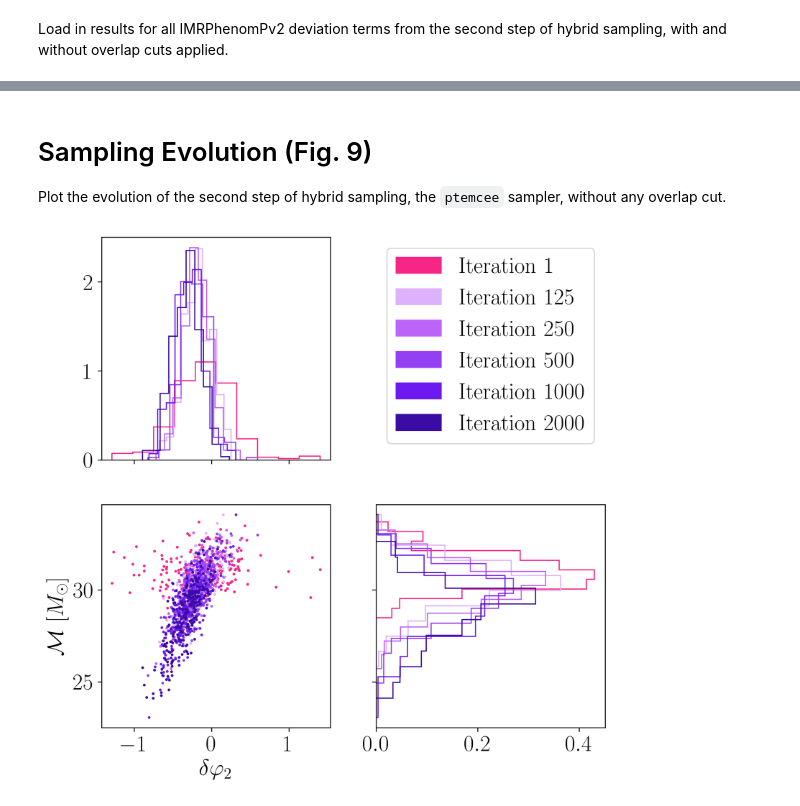
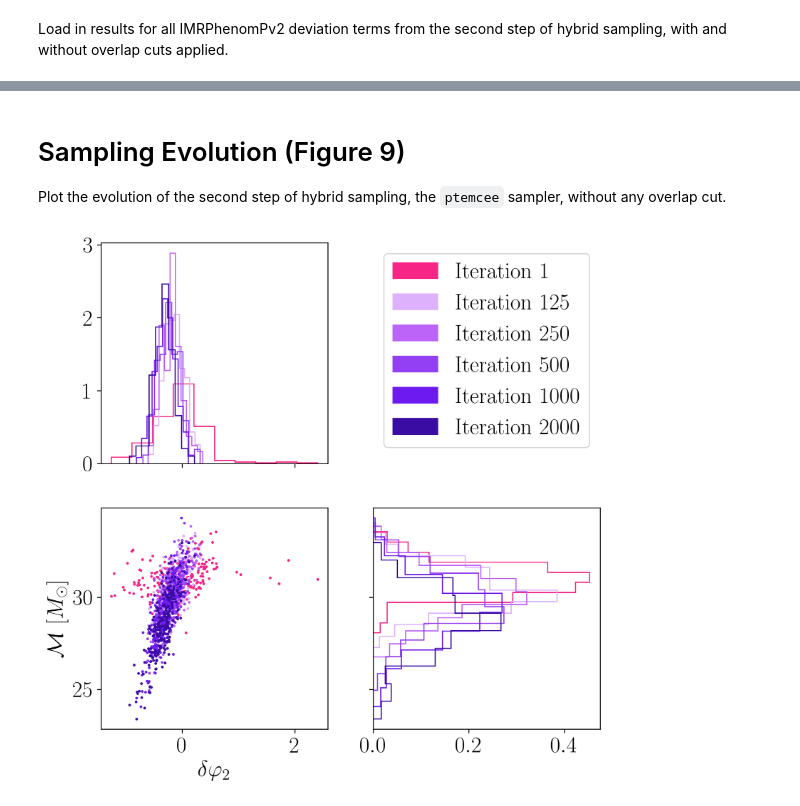
Before and after one commit to noahewolfe/tgr-hybrid-sampling, a Jupyter notebook: gw150914.ipynb, the cells around one changed output, grey strips where cells are left out. Saved outputs shown, nothing was run; the diff lists cells and outputs as text; code cells hidden in the pictures.

Commit message:
Remade GW150914 plots with old only-phase maximized result

```diff
--- a/gw150914.ipynb
+++ b/gw150914.ipynb
@@ -225,29 +225,29 @@ fig.savefig("./gw150914_violinplot.pdf", bbox_inches="tight")
 # %% [markdown]
-# Sampling Evolution (Fig. 9)
+# Sampling Evolution (Figure 9)
 Plot the evolution of the second step of hybrid sampling, the `ptemcee` sampler, without any overlap cut.
 # %%
-with open("./GW150914_results/150914_d_phi_2_no-overlap_time-marginalized_resume.pickle", "rb") as f:
-    dphi2_overlap0_tm_resume = dill.load(f)
+with open("./GW150914_results/150914_d_phi_2_no-overlap_resume.pickle", "rb") as f:
+    dphi2_overlap0_resume = dill.load(f)
 # %%
 iterations = [1, 125, 250, 500, 1000, 2000]
 
 fig = plot_single_evolution(
-    res_dphi2_tm, dphi2_overlap0_tm_resume,
+    res_dphi2_overlap0, dphi2_overlap0_resume,
     "d_phi_2", "chirp_mass",
     r"$\delta \varphi_2$", r"$\mathcal{M}$ [$M_{\odot}$]",
     iterations = np.array(iterations) - 1,
     xidx_override = 12
 )
 
 fig.get_axes()[1].legend(
     [
         mpl.patches.Patch(facecolor=c, edgecolor=c)
         for c in [HYBRID_INIT_COLOR] + HYBRID_EVOL_COLORS[:len(iterations) - 1] ] + [ mpl.patches.Patch(facecolor="#FF8C00", edgecolor="#FF8C00")
     ],
     [ f"Iteration %d" % it for it in iterations ],
     loc = "upper center"
 )
 
 fig.savefig("./150914_evolution_d_phi_2_no_overlap.pdf", bbox_inches="tight")
 # %% [output]
-[figure, old version]
+[figure, new version]
```
Also changed, not shown: parts of 9 cells of this notebook, 7 other files.
